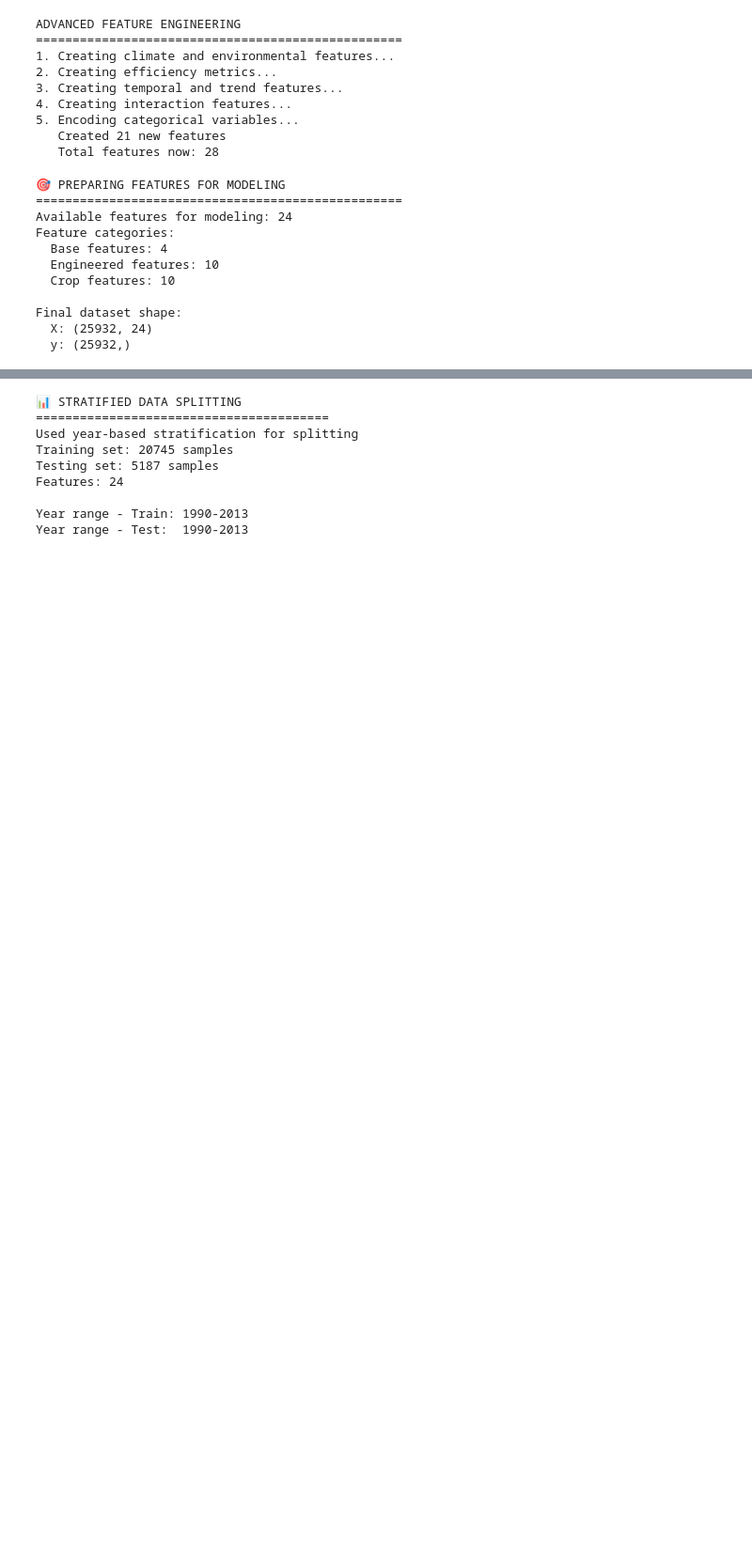
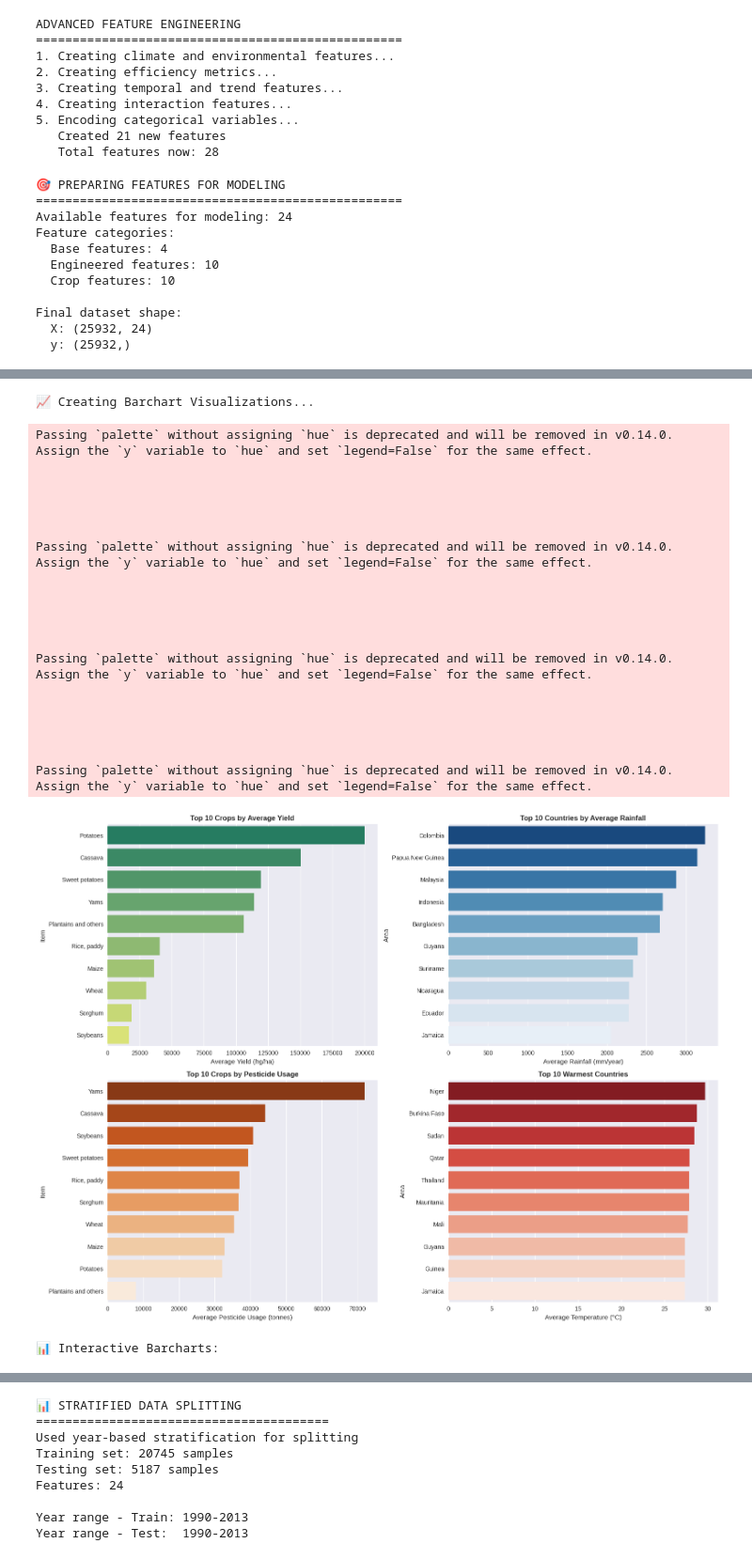
Before and after one commit to Atieng/crop-yield-predictor, a Jupyter notebook: index.ipynb, the cells around one changed output, grey strips where cells are left out. Shown at 94% size. Saved outputs shown, nothing was run; the diff lists cells and outputs as text; code cells hidden in the pictures; blank space fills up the shorter version.

```diff
--- a/index.ipynb
+++ b/index.ipynb
@@ -637,0 +793,76 @@ Final dataset shape:
+# %%
+def create_barcharts(df):
+    """
+    Create barchart visualizations for comparative analysis
+    """
+    print("📈 Creating Barchart Visualizations...")
+
+    fig, axes = plt.subplots(2, 2, figsize=(16, 12))
+
+    # 1. Average Yield by Crop
+    if all(col in df.columns for col in ['Item', 'hg/ha_yield']):
+        yield_by_crop = df.groupby('Item')['hg/ha_yield'].mean().sort_values(ascending=False).head(10)
+        sns.barplot(x=yield_by_crop.values, y=yield_by_crop.index, ax=axes[0,0], palette='summer')
+        axes[0,0].set_title('Top 10 Crops by Average Yield', fontweight='bold')
+        axes[0,0].set_xlabel('Average Yield (hg/ha)')
+
+    # 2. Average Rainfall by Country
+    if all(col in df.columns for col in ['Area', 'average_rain_fall_mm_per_year']):
+        rain_by_country = df.groupby('Area')['average_rain_fall_mm_per_year'].mean().sort_values(ascending=False).head(10)
+        sns.barplot(x=rain_by_country.values, y=rain_by_country.index, ax=axes[0,1], palette='Blues_r')
+        axes[0,1].set_title('Top 10 Countries by Average Rainfall', fontweight='bold')
+        axes[0,1].set_xlabel('Average Rainfall (mm/year)')
+
+    # 3. Pesticide Usage by Crop
+    if all(col in df.columns for col in ['Item', 'pesticides_tonnes']):
+        pesticide_by_crop = df.groupby('Item')['pesticides_tonnes'].mean().sort_values(ascending=False).head(10)
+        sns.barplot(x=pesticide_by_crop.values, y=pesticide_by_crop.index, ax=axes[1,0], palette='Oranges_r')
+        axes[1,0].set_title('Top 10 Crops by Pesticide Usage', fontweight='bold')
+        axes[1,0].set_xlabel('Average Pesticide Usage (tonnes)')
+
+    # 4. Temperature by Country
+    if all(col in df.columns for col in ['Area', 'avg_temp']):
+        temp_by_country = df.groupby('Area')['avg_temp'].mean().sort_values(ascending=False).head(10)
+        sns.barplot(x=temp_by_country.values, y=temp_by_country.index, ax=axes[1,1], palette='Reds_r')
+        axes[1,1].set_title('Top 10 Warmest Countries', fontweight='bold')
+        axes[1,1].set_xlabel('Average Temperature (°C)')
+
+    plt.tight_layout()
+    plt.show()
+
+    # Interactive Barcharts
+    print("\n📊 Interactive Barcharts:")
+    if all(col in df.columns for col in ['Item', 'hg/ha_yield']):
+        yield_by_crop = df.groupby('Item')['hg/ha_yield'].mean().sort_values(ascending=False).head(15)
+        fig = px.bar(yield_by_crop, x=yield_by_crop.values, y=yield_by_crop.index,
+                     title='Average Yield by Crop Type',
+                     labels={'x': 'Average Yield (hg/ha)', 'y': 'Crop'},
+                     color=yield_by_crop.values,
+                     color_continuous_scale='greens')
+        fig.show()
+
+# Run barchart analysis
+create_barcharts(yield_df)
+# %% [output]
+📈 Creating Barchart Visualizations...
+Passing `palette` without assigning `hue` is deprecated and will be removed in v0.14.0. Assign the `y` variable to `hue` and set `legend=False` for the same effect.
+
+
+
+
+
+Passing `palette` without assigning `hue` is deprecated and will be removed in v0.14.0. Assign the `y` variable to `hue` and set `legend=False` for the same effect.
+
+
+
+
+
+Passing `palette` without assigning `hue` is deprecated and will be removed in v0.14.0. Assign the `y` variable to `hue` and set `legend=False` for the same effect.
+
+
+
+
+
+Passing `palette` without assigning `hue` is deprecated and will be removed in v0.14.0. Assign the `y` variable to `hue` and set `legend=False` for the same effect.
+[figure, added]
+📊 Interactive Barcharts:
```
Also changed, not shown: parts of 13 cells of this notebook.
